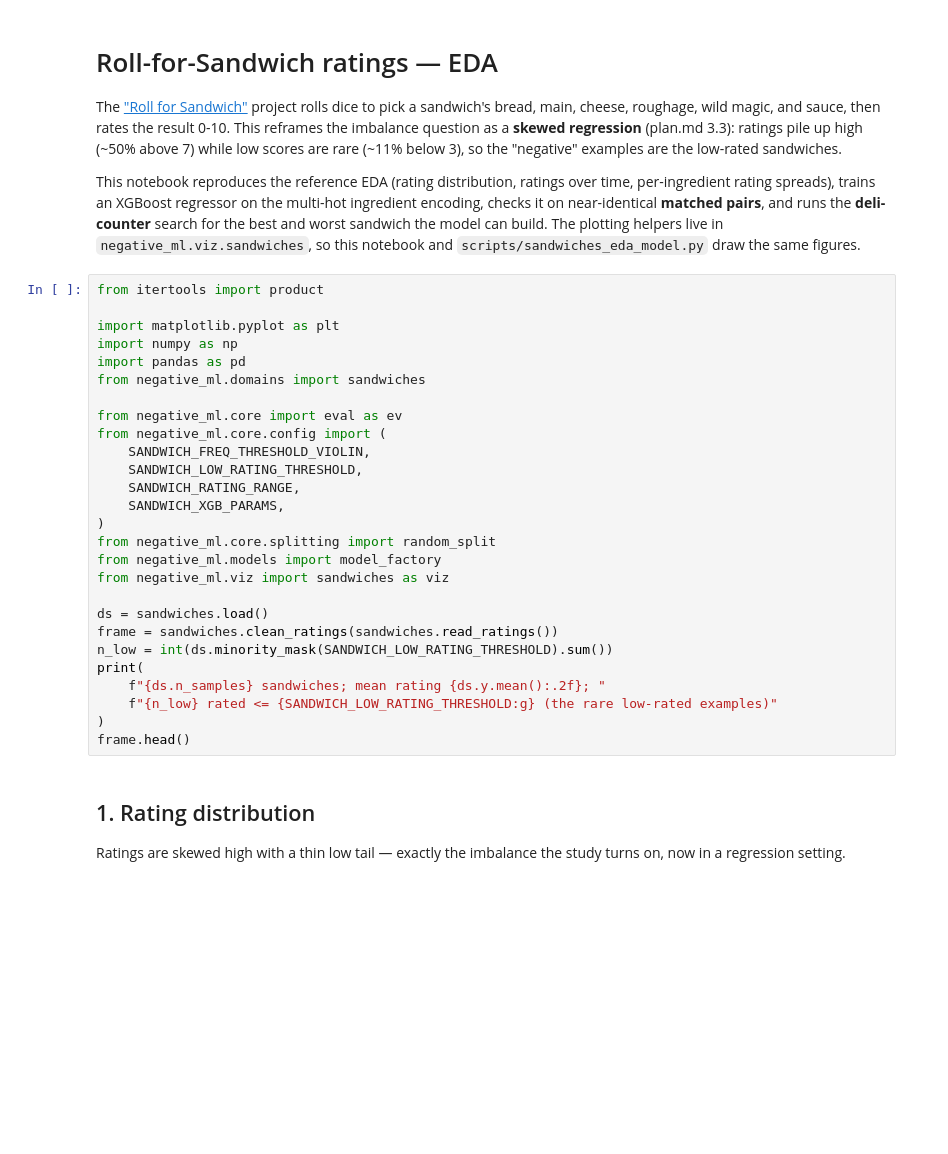
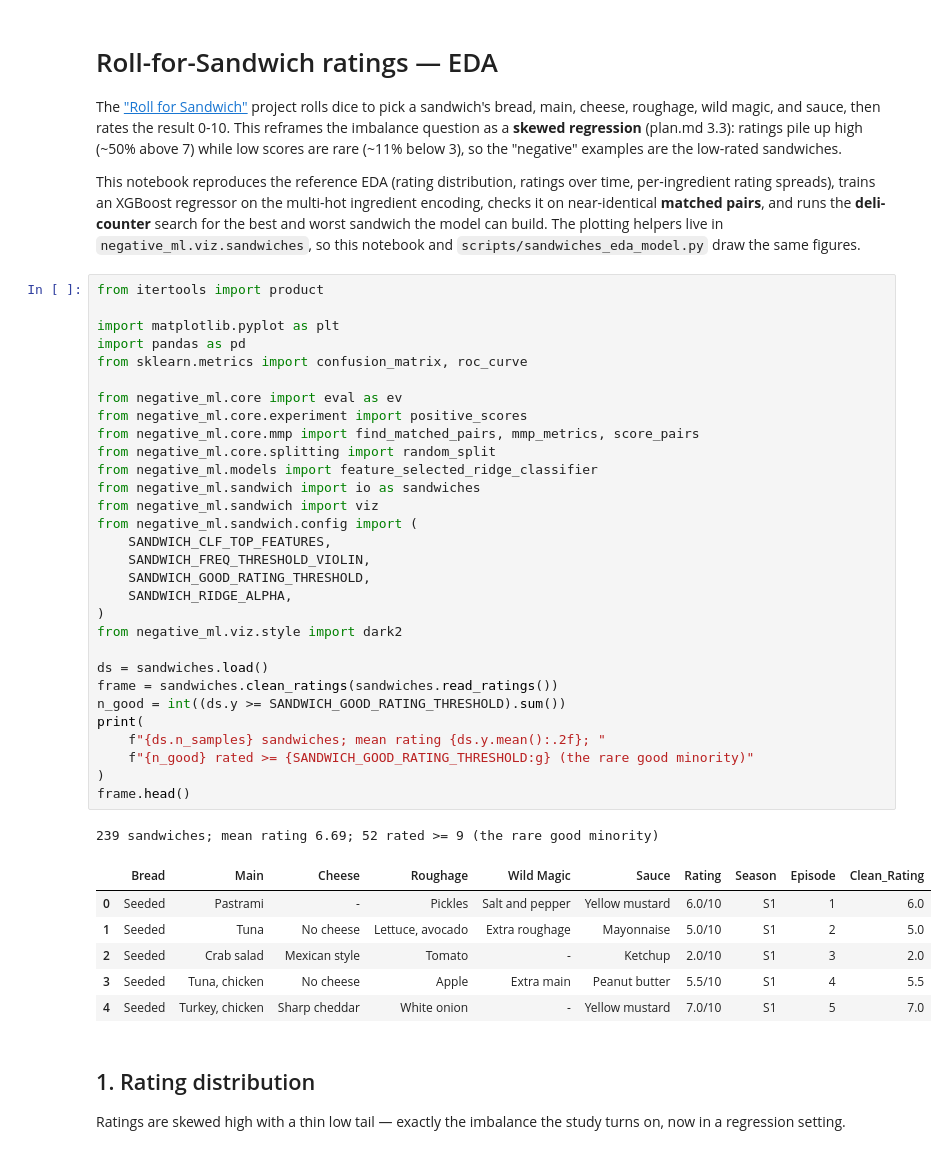
Before and after one commit to jackievaleri/negative_ml, a Jupyter notebook: notebooks/03_sandwiches_eda.ipynb, the cells around one changed output. Cells and saved outputs as stored; diff of their text form; blank space fills up the shorter version.

```diff
--- a/notebooks/03_sandwiches_eda.ipynb
+++ b/notebooks/03_sandwiches_eda.ipynb
@@ -13,30 +13,41 @@ runs the **deli-counter** search for the best and worst sandwich the model can b
 # %%
 from itertools import product
 
 import matplotlib.pyplot as plt
-import numpy as np
 import pandas as pd
-from negative_ml.domains import sandwiches
+from sklearn.metrics import confusion_matrix, roc_curve
 
 from negative_ml.core import eval as ev
-from negative_ml.core.config import (
+from negative_ml.core.experiment import positive_scores
+from negative_ml.core.mmp import find_matched_pairs, mmp_metrics, score_pairs
+from negative_ml.core.splitting import random_split
+from negative_ml.models import feature_selected_ridge_classifier
+from negative_ml.sandwich import io as sandwiches
+from negative_ml.sandwich import viz
+from negative_ml.sandwich.config import (
+    SANDWICH_CLF_TOP_FEATURES,
     SANDWICH_FREQ_THRESHOLD_VIOLIN,
-    SANDWICH_LOW_RATING_THRESHOLD,
-    SANDWICH_RATING_RANGE,
-    SANDWICH_XGB_PARAMS,
+    SANDWICH_GOOD_RATING_THRESHOLD,
+    SANDWICH_RIDGE_ALPHA,
 )
-from negative_ml.core.splitting import random_split
-from negative_ml.models import model_factory
-from negative_ml.viz import sandwiches as viz
+from negative_ml.viz.style import dark2
 
 ds = sandwiches.load()
 frame = sandwiches.clean_ratings(sandwiches.read_ratings())
-n_low = int(ds.minority_mask(SANDWICH_LOW_RATING_THRESHOLD).sum())
+n_good = int((ds.y >= SANDWICH_GOOD_RATING_THRESHOLD).sum())
 print(
     f"{ds.n_samples} sandwiches; mean rating {ds.y.mean():.2f}; "
-    f"{n_low} rated <= {SANDWICH_LOW_RATING_THRESHOLD:g} (the rare low-rated examples)"
+    f"{n_good} rated >= {SANDWICH_GOOD_RATING_THRESHOLD:g} (the rare good minority)"
 )
 frame.head()
+# %% [output]
+239 sandwiches; mean rating 6.69; 52 rated >= 9 (the rare good minority)
+|  | Bread | Main | Cheese | Roughage | Wild Magic | Sauce | Rating | Season | Episode | Clean_Rating |
+| 0 | Seeded | Pastrami | - | Pickles | Salt and pepper | Yellow mustard | 6.0/10 | S1 | 1 | 6.0 |
+| 1 | Seeded | Tuna | No cheese | Lettuce, avocado | Extra roughage | Mayonnaise | 5.0/10 | S1 | 2 | 5.0 |
+| 2 | Seeded | Crab salad | Mexican style | Tomato | - | Ketchup | 2.0/10 | S1 | 3 | 2.0 |
+| 3 | Seeded | Tuna, chicken | No cheese | Apple | Extra main | Peanut butter | 5.5/10 | S1 | 4 | 5.5 |
+| 4 | Seeded | Turkey, chicken | Sharp cheddar | White onion | - | Yellow mustard | 7.0/10 | S1 | 5 | 7.0 |
 # %% [markdown]
 ## 1. Rating distribution
 
```
Also changed, not shown: parts of 7 cells of this notebook, 2 other files.
